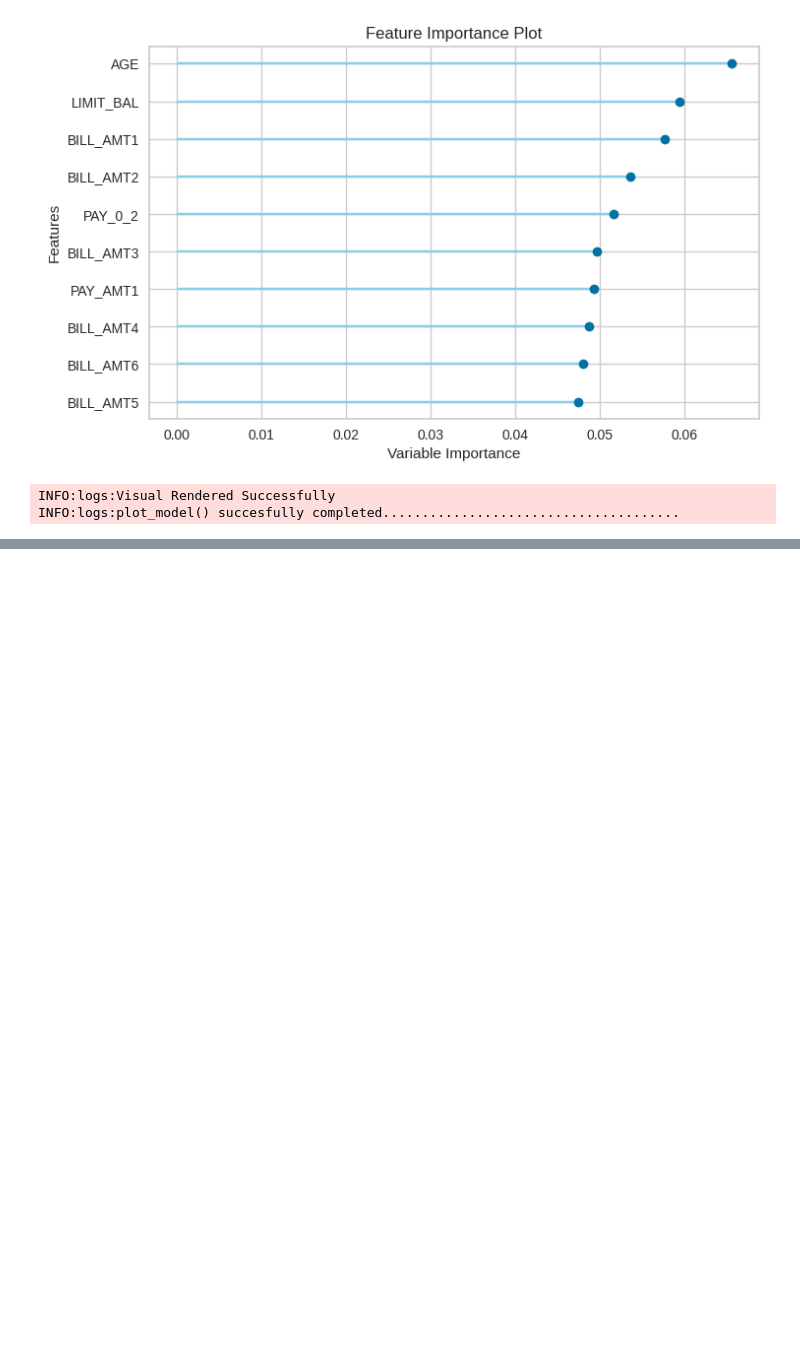
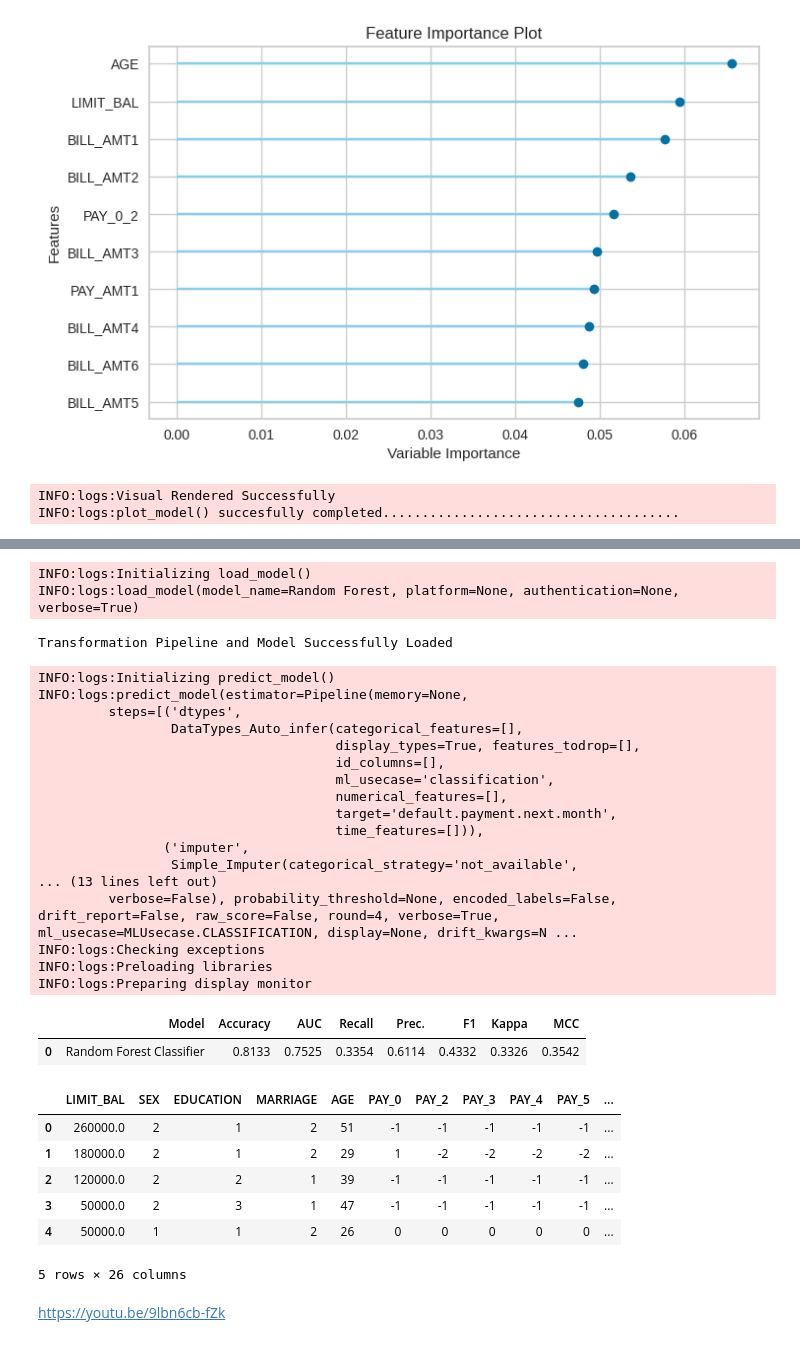
Before and after one commit to nsydn/machine_learning, a Jupyter notebook: credit_risk.ipynb, the cells around one changed output, grey strips where cells are left out. Drawn from its saved outputs; the diff is of its cells as text; code cells hidden in the pictures; blank space fills up the shorter version.

```diff
--- a/credit_risk.ipynb
+++ b/credit_risk.ipynb
@@ -179,0 +270,38 @@ evaluate_model(forest)
+# %%
+forest = load_model('Random Forest')
+# %% [output]
+INFO:logs:Initializing load_model()
+INFO:logs:load_model(model_name=Random Forest, platform=None, authentication=None, verbose=True)
+Transformation Pipeline and Model Successfully Loaded
+# %%
+predictions = predict_model(forest,test_data)
+predictions.head()
+# %% [output]
+INFO:logs:Initializing predict_model()
+INFO:logs:predict_model(estimator=Pipeline(memory=None,
+         steps=[('dtypes',
+                 DataTypes_Auto_infer(categorical_features=[],
+                                      display_types=True, features_todrop=[],
+                                      id_columns=[],
+                                      ml_usecase='classification',
+                                      numerical_features=[],
+                                      target='default.payment.next.month',
+                                      time_features=[])),
+                ('imputer',
+                 Simple_Imputer(categorical_strategy='not_available',
+... (13 lines left out)
+         verbose=False), probability_threshold=None, encoded_labels=False, drift_report=False, raw_score=False, round=4, verbose=True, ml_usecase=MLUsecase.CLASSIFICATION, display=None, drift_kwargs=N ...
+INFO:logs:Checking exceptions
+INFO:logs:Preloading libraries
+INFO:logs:Preparing display monitor
+|  | Model | Accuracy | AUC | Recall | Prec. | F1 | Kappa | MCC |
+| 0 | Random Forest Classifier | 0.8133 | 0.7525 | 0.3354 | 0.6114 | 0.4332 | 0.3326 | 0.3542 |
+|  | LIMIT_BAL | SEX | EDUCATION | MARRIAGE | AGE | PAY_0 | PAY_2 | PAY_3 | PAY_4 | PAY_5 | ... |
+| 0 | 260000.0 | 2 | 1 | 2 | 51 | -1 | -1 | -1 | -1 | -1 | ... |
+| 1 | 180000.0 | 2 | 1 | 2 | 29 | 1 | -2 | -2 | -2 | -2 | ... |
+| 2 | 120000.0 | 2 | 2 | 1 | 39 | -1 | -1 | -1 | -1 | -1 | ... |
+| 3 | 50000.0 | 2 | 3 | 1 | 47 | -1 | -1 | -1 | -1 | -1 | ... |
+| 4 | 50000.0 | 1 | 1 | 2 | 26 | 0 | 0 | 0 | 0 | 0 | ... |
+5 rows × 26 columns
+# %% [markdown]
+https://youtu.be/9lbn6cb-fZk
```
Also changed, not shown: parts of 4 cells of this notebook.
